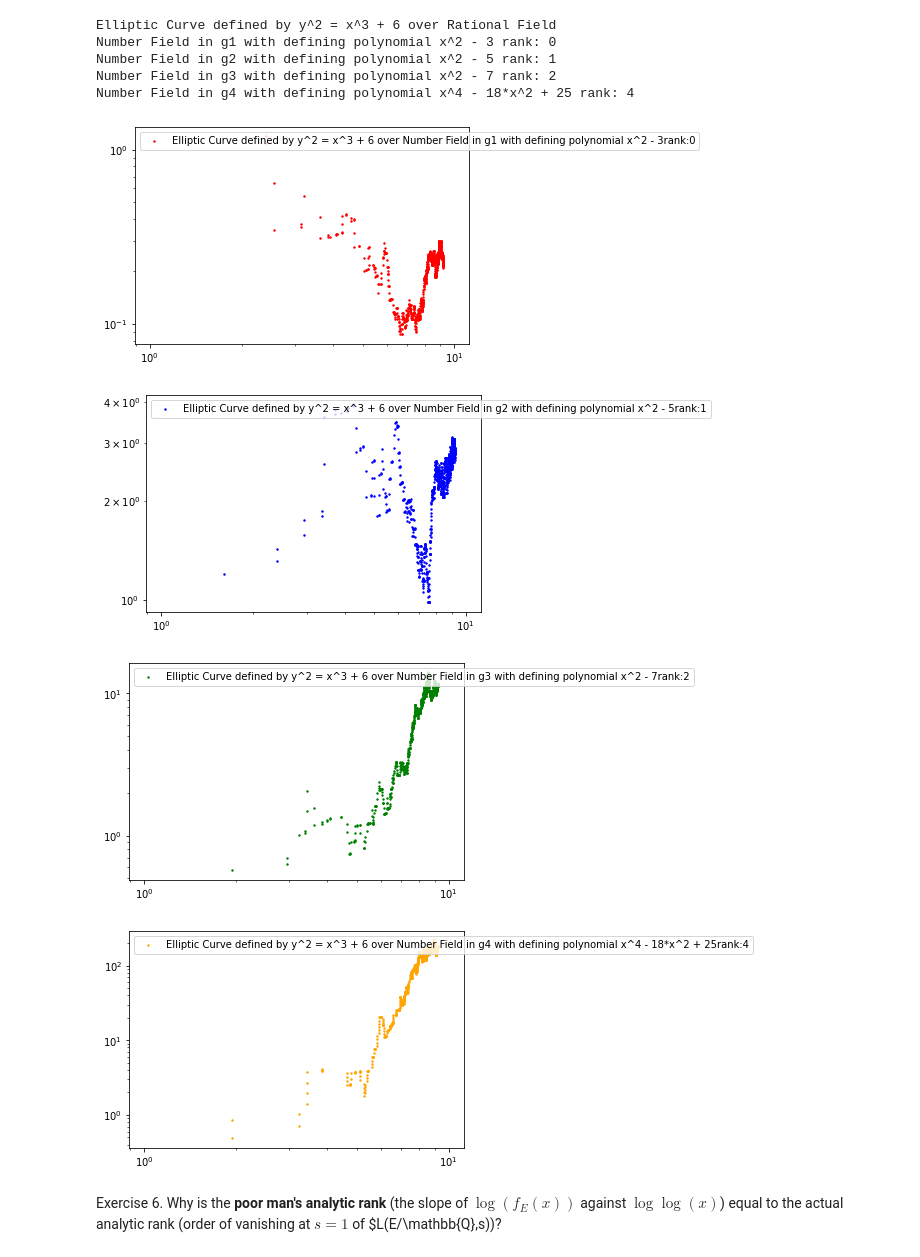
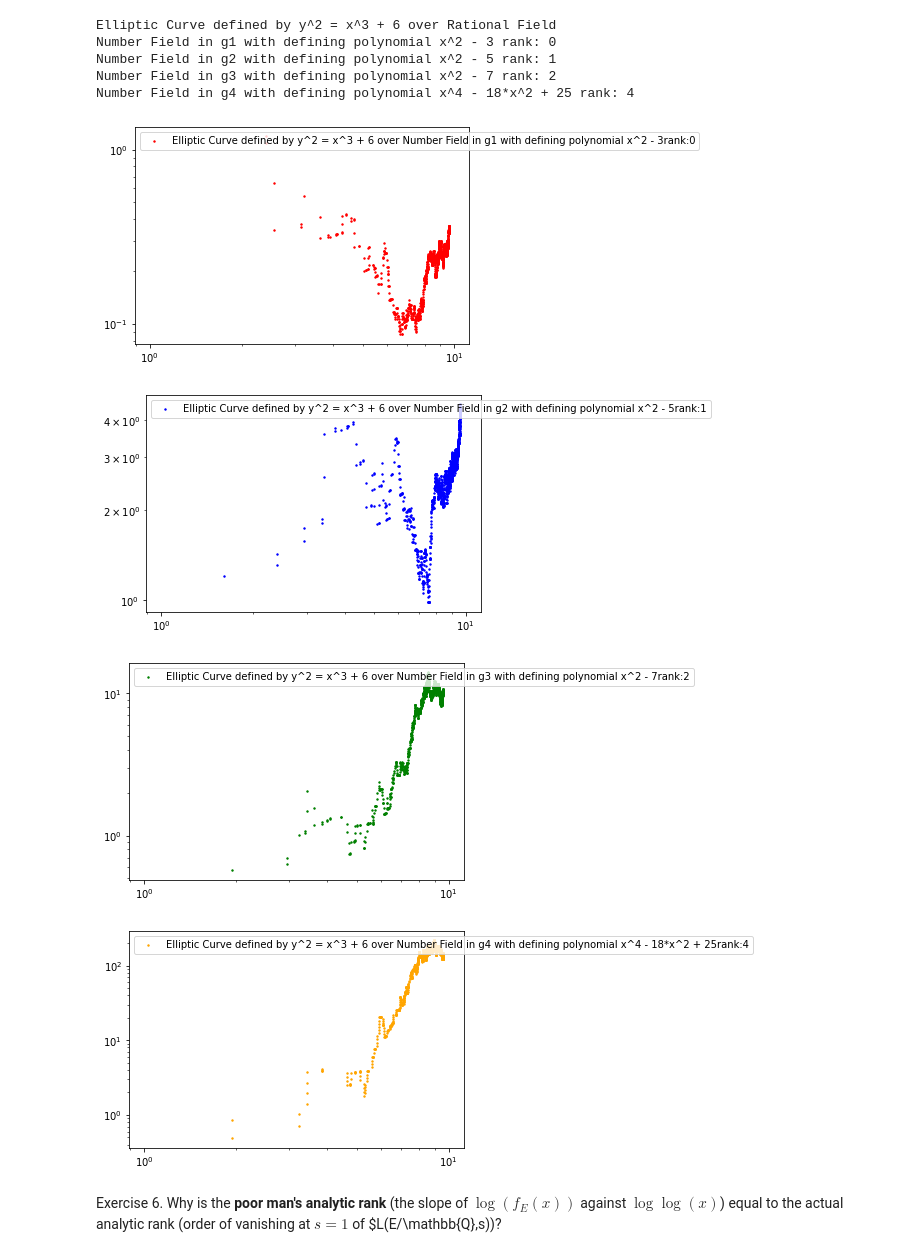
Before and after one commit to Rusti1/computational_nt, a Jupyter notebook: case_studies/bsd_experiments/day_2_exercises.ipynb, the cells around one changed output. Saved outputs shown, nothing was run; the diff lists cells and outputs as text; code cells hidden in the pictures.

```diff
--- a/case_studies/bsd_experiments/day_2_exercises.ipynb
+++ b/case_studies/bsd_experiments/day_2_exercises.ipynb
@@ -110,29 +109,29 @@ Number Field in g4 with defining polynomial x^4 - 18*x^2 + 25 rank: 4
 # %%
 colour = ["red", "blue", "green", "orange", "purple"]
 def plot_bsd_varyfield(E,field_list , B):
             for F in field_list:
                         EF = E.base_extend(F)
                         L = PML_list_NF(EF,F,B)
                         x = [log(entry[0]) for entry in L]
                         y = [entry[1] for entry in L]
                         plt.scatter(x,y,color = colour[field_list.index(F)%5],s=2,label = str(EF)+"rank:"+str(EF.rank()))
                         plt.legend(loc = 'upper left')
                         plt.xscale("log")
                         plt.yscale("log")
                         plt.show()
             return
 E = EllipticCurve([0,6])
 polynomials = [x^2-3,x^2-5,x^2-7,25- 18*x^2 + x^4]
 K1.<g1> = NumberField(x^2-3)
 K2.<g2> = NumberField(x^2-5)
 K3.<g3> = NumberField(x^2-7)
 K4.<g4> = NumberField(25- 18*x^2 + x^4)
 ListofFields=[K1,K2,K3,K4]
-plot_bsd_varyfield(E,ListofFields,10000)
+plot_bsd_varyfield(E,ListofFields,15000)
 # %% [output]
-[figure, old version]
+[figure, new version]
-[figure, old version]
+[figure, new version]
-[figure, old version]
+[figure, new version]
 [figure]
 # %% [markdown]
 Exercise 6. Why is the **poor man's analytic rank** (the slope of $\log(f_E(x))$ against $\log\log(x)$) equal to the actual analytic rank (order of vanishing at $s=1$ of $L(E/\mathbb{Q},s))?
```
Also changed, not shown: parts of 1 cell of this notebook, 1 other file.
